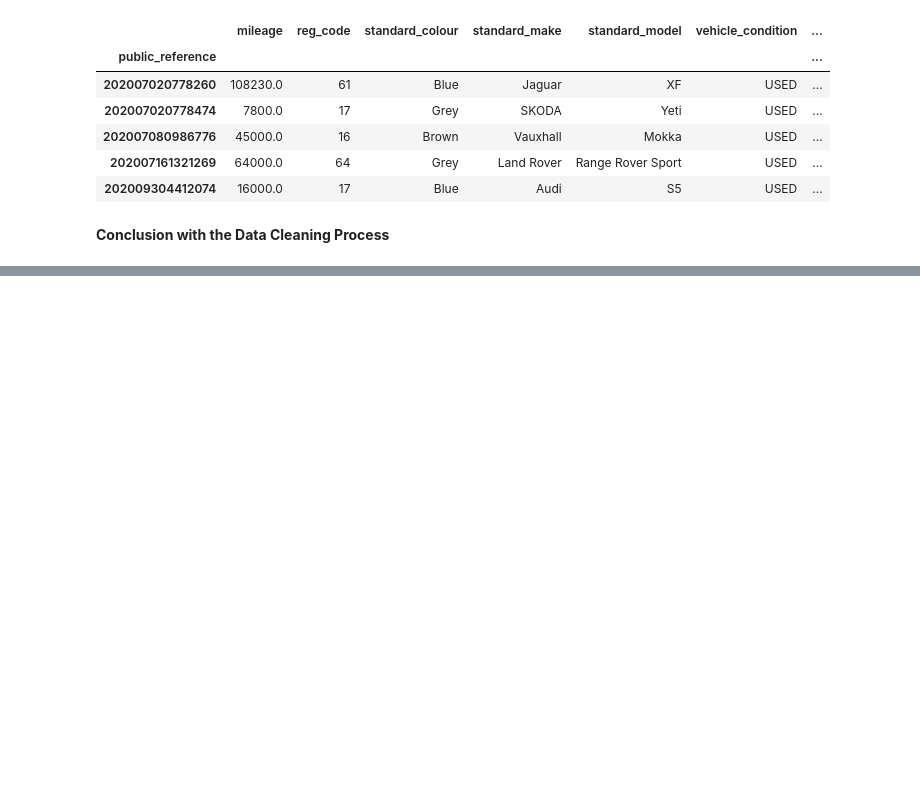
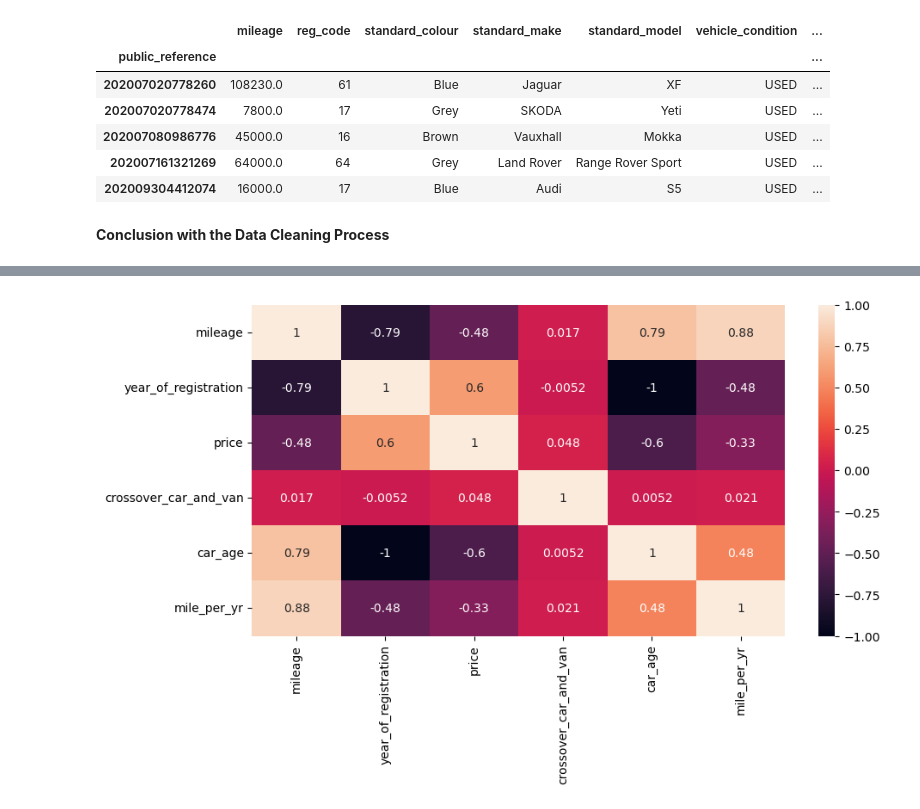
Before and after one commit to intellisenseCodez/Car-Price-Prediction-using-ML, a Jupyter notebook: Car Sales ML Projects.ipynb, the cells around one changed output, grey strips where cells are left out. Saved outputs shown, nothing was run; the diff lists cells and outputs as text; code cells hidden in the pictures; blank space fills up the shorter version.

```diff
--- a/Car Sales ML Projects.ipynb
+++ b/Car Sales ML Projects.ipynb
@@ -285,0 +388,11 @@ df.head()
+# %%
+## Visualizing the correlation after removing outliers
+plt.rcParams['figure.figsize'] = (10,5)
+
+corr = df.corr()
+sns.heatmap(corr, xticklabels=corr.columns.values,
+            yticklabels=corr.columns.values,
+            annot=True)
+plt.show()
+# %% [output]
+[figure, added]
```
Also changed, not shown: parts of 18 cells of this notebook.
